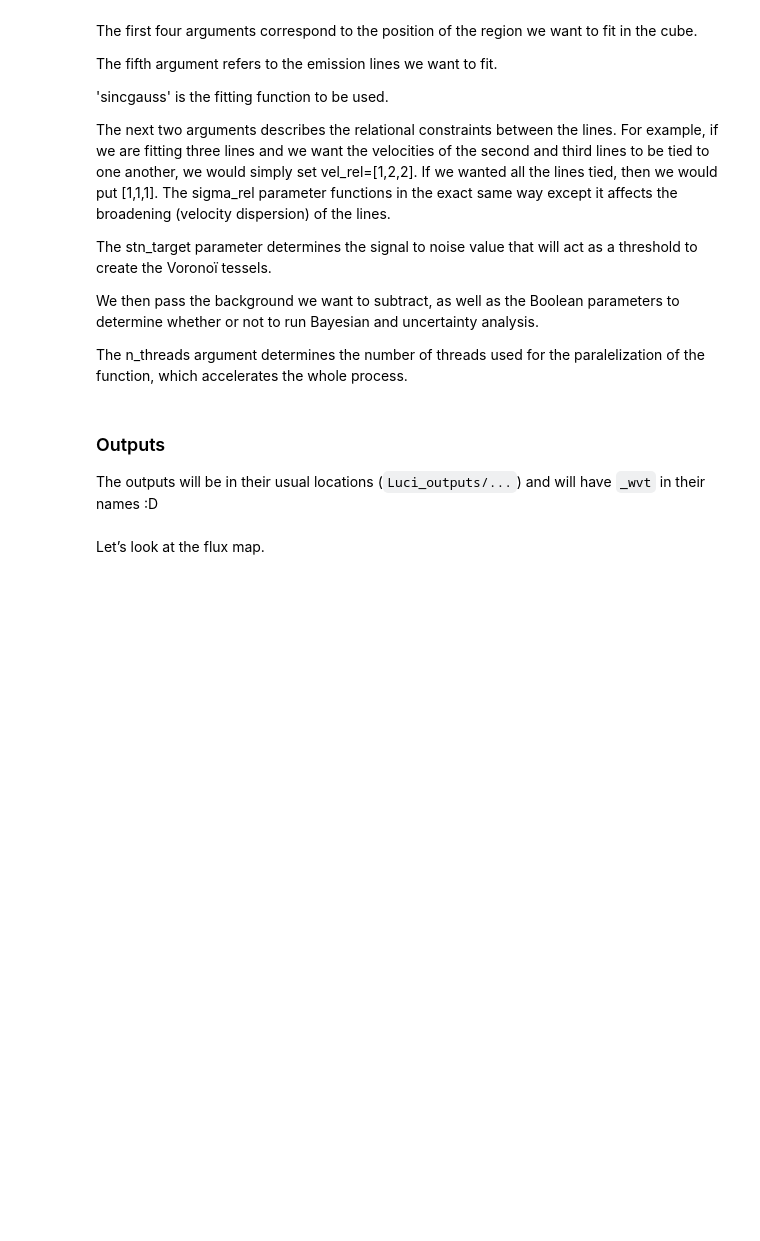
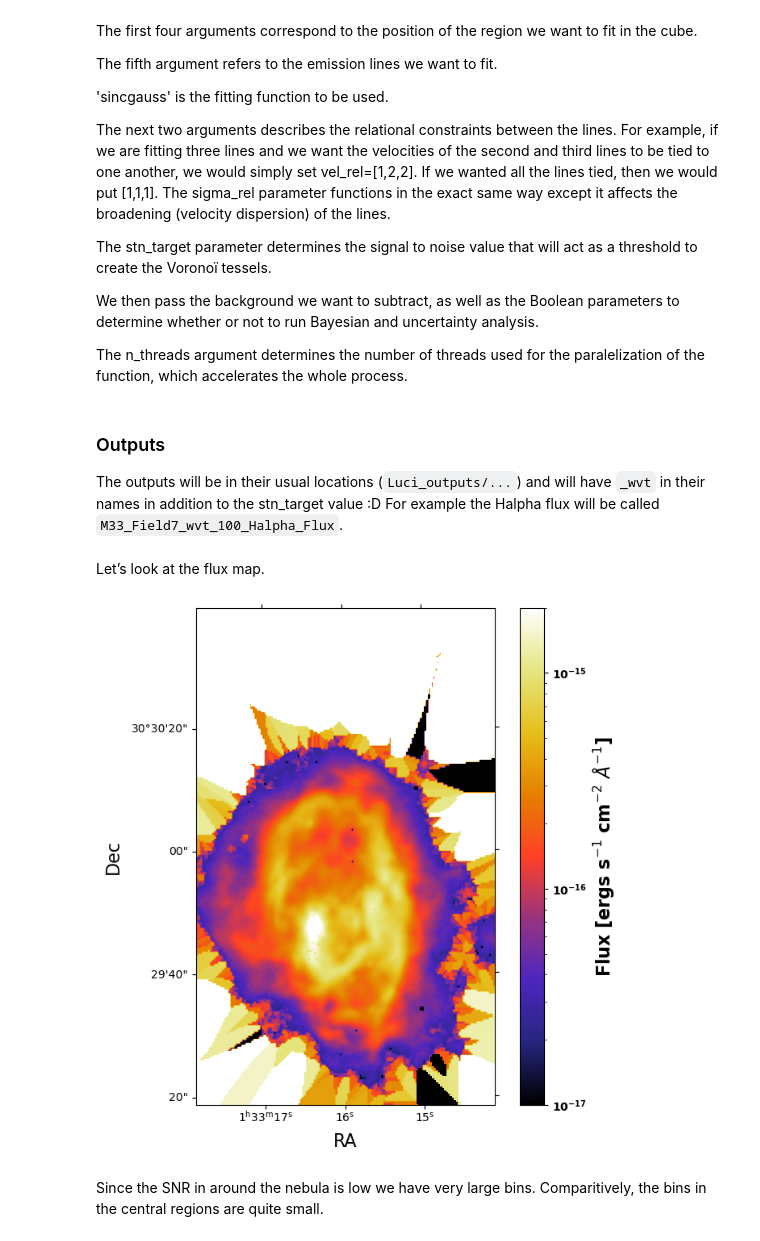
Before and after one commit to crhea93/LUCI, a Jupyter notebook: Examples/Example_WVT.ipynb, the cells around one changed output. Cells and saved outputs as stored; diff of their text form; code cells hidden in the pictures; blank space fills up the shorter version.

Commit message:
Updated WVT example

```diff
--- a/Examples/Example_WVT.ipynb
+++ b/Examples/Example_WVT.ipynb
@@ -101,25 +99,30 @@ We then pass the background we want to subtract, as well as the Boolean paramete
 The n_threads argument determines the number of threads used for the paralelization of the function, which accelerates the whole process.
 # %% [markdown]
 ### Outputs
-The outputs will be in their usual locations (`Luci_outputs/...`) and will have `_wvt` in their names :D
+The outputs will be in their usual locations (`Luci_outputs/...`) and will have `_wvt` in their names in addition to the stn_target value :D
+For example the Halpha flux will be called `M33_Field7_wvt_100_Halpha_Flux`.
 # %% [markdown]
 Let’s look at the flux map.
 # %%
 plt.rcdefaults()
 
-flux_map = fits.open('/mnt/carterrhea/carterrhea/M33/Luci_outputs/Fluxes/M33_Field7_wvt_1_Halpha_Flux.fits')[0].data.T
-header = fits.open('/mnt/carterrhea/carterrhea/M33/Luci_outputs/M33_Field7_deep.fits')[0].header
+flux_map = fits.open('/export/home/carterrhea/M33/Luci_outputs/Fluxes/M33_wvt_20_1_Halpha_Flux.fits')[0].data.T
+header = fits.open('/export/home/carterrhea/M33/Luci_outputs/M33_deep.fits')[0].header
 wcs = WCS(header)
 cmap = cm.CMRmap
 cmap.set_bad('black',1.)
 
-fig = plt.figure(figsize=(10, 10))
+fig = plt.figure(figsize=(8, 8))
 ax = plt.subplot(projection=wcs)
-plt.imshow(flux_map[800:850,800:850], norm = LogNorm(vmin=1e-18, vmax=5.01837e-15), origin='lower', cmap=cmap)
+plt.imshow(flux_map[1200: 1350, 1700: 1950].T, norm = LogNorm(vmin=1e-17, vmax=2e-15), origin='lower', cmap=cmap)
 plt.rcParams["font.weight"] = "bold"
 plt.rcParams["axes.labelweight"] = "bold"
 plt.xlabel(r'RA', fontsize=16)
 plt.ylabel(r'Dec', fontsize=16)
 cbar = plt.colorbar()
 cbar.set_label(r'Flux [ergs s$^{-1}$ cm$^{-2}$ $\AA^{-1}$]', fontsize=16)
 plt.savefig('/home/carterrhea/Downloads/WVT_Example.png')
+# %% [output]
+[figure, added]
+# %% [markdown]
+Since the SNR in around the nebula is low we have very large bins. Comparitively, the bins in the central regions are quite small.
```
Also changed, not shown: parts of 1 cell of this notebook, 54 other files.
